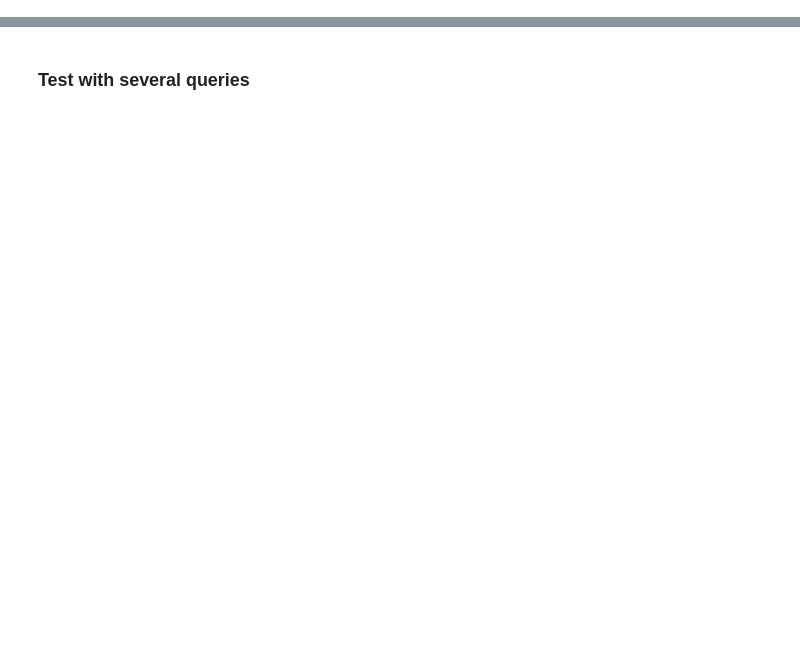
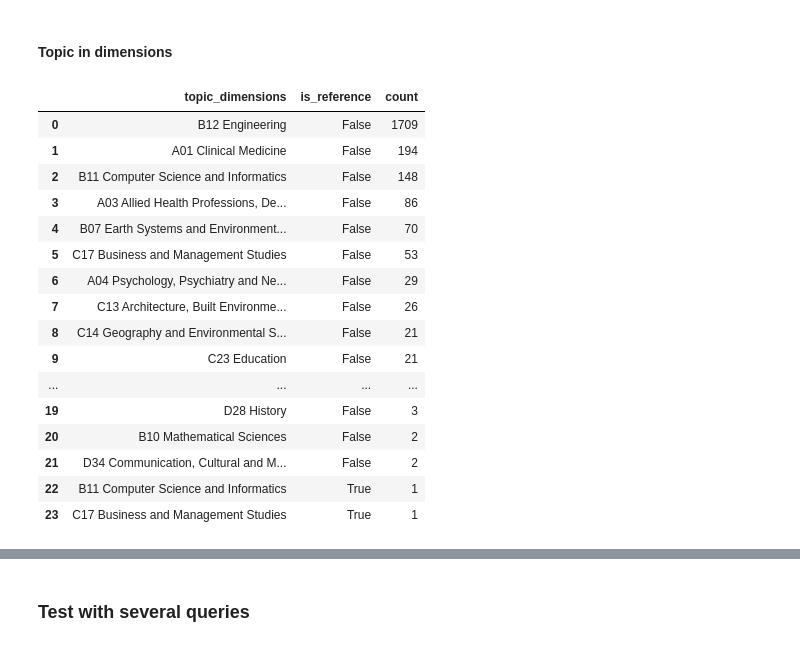
Before and after one commit to TUDelft-CITG/SLR-RAG, a Jupyter notebook: notebooks/test_api_extraction.ipynb, the cells around one changed output, grey strips where cells are left out. Drawn from its saved outputs; the diff is of its cells as text; code cells hidden in the pictures; blank space fills up the shorter version.

```diff
--- a/notebooks/test_api_extraction.ipynb
+++ b/notebooks/test_api_extraction.ipynb
@@ -205,0 +240,45 @@ np.int64(2059)
+# %% [markdown]
+#### Topic in dimensions
+# %%
+def explode_and_groupby_topic(
+    df_input: pd.DataFrame,
+    name_topic_col: str,
+    min_count_to_keep=100,
+    split_separator=";",
+):
+    df_input = (
+        df_input[df_input[name_topic_col].notna()]
+        .reset_index()[[name_topic_col, "is_reference"]]
+        .copy()
+    )
+    df_input[name_topic_col] = df_input[name_topic_col].str.split(pat=split_separator)
+    df_input = df_input.explode(name_topic_col)
+    df_input[name_topic_col] = df_input[name_topic_col].str.strip()
+    return group_by_col_ref(df_input, name_topic_col, min_count_to_keep)
+
+
+df_common_topic_dimensions = explode_and_groupby_topic(
+    df_recent,
+    name_topic_col="topic_dimensions",
+    min_count_to_keep=1,
+    split_separator=";",
+)
+df_common_topic_dimensions
+# %% [output]
+|  | topic_dimensions | is_reference | count |
+| 0 | B12 Engineering | False | 1709 |
+| 1 | A01 Clinical Medicine | False | 194 |
+| 2 | B11 Computer Science and Informatics | False | 148 |
+| 3 | A03 Allied Health Professions, De... | False | 86 |
+| 4 | B07 Earth Systems and Environment... | False | 70 |
+| 5 | C17 Business and Management Studies | False | 53 |
+| 6 | A04 Psychology, Psychiatry and Ne... | False | 29 |
+| 7 | C13 Architecture, Built Environme... | False | 26 |
+| 8 | C14 Geography and Environmental S... | False | 21 |
+| 9 | C23 Education | False | 21 |
+| ... | ... | ... | ... |
+| 19 | D28 History | False | 3 |
+| 20 | B10 Mathematical Sciences | False | 2 |
+| 21 | D34 Communication, Cultural and M... | False | 2 |
+| 22 | B11 Computer Science and Informatics | True | 1 |
+| 23 | C17 Business and Management Studies | True | 1 |
```
Also changed, not shown: parts of 50 cells of this notebook, 8 other files.
